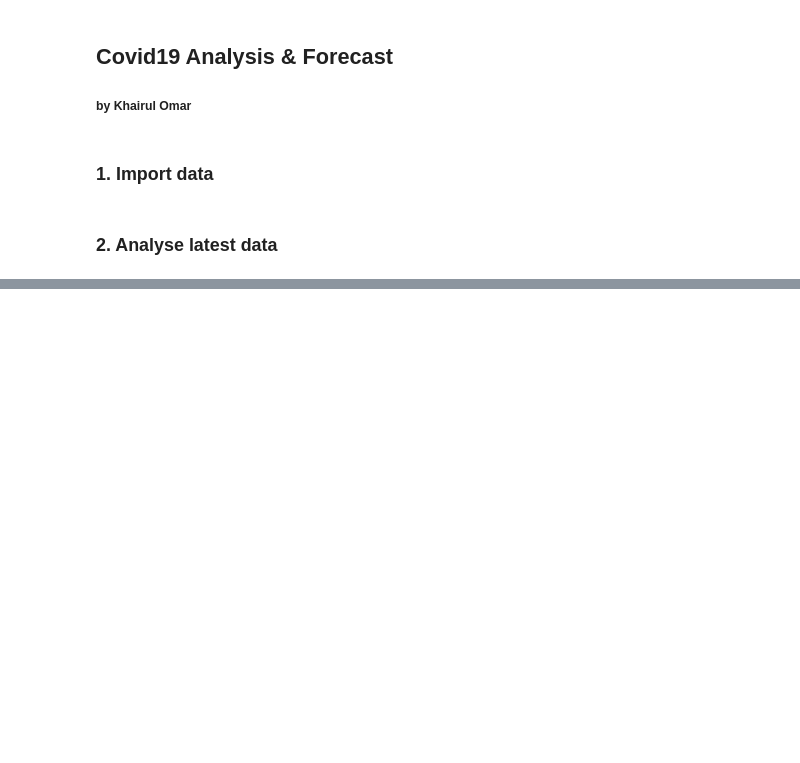
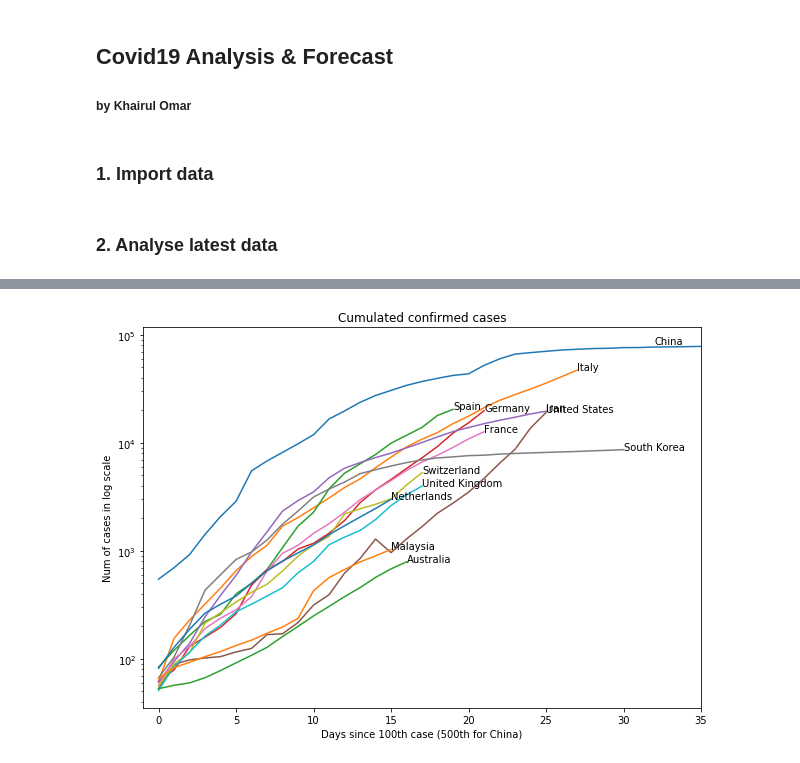
Before and after one commit to khairulomar/Covid-19, a Jupyter notebook: Covid19.ipynb, the cells around one changed output, grey strips where cells are left out. Saved outputs shown, nothing was run; the diff lists cells and outputs as text; code cells hidden in the pictures; blank space fills up the shorter version.

```diff
--- a/Covid19.ipynb
+++ b/Covid19.ipynb
@@ -313,0 +236,17 @@ plt.show()
+# %%
+fig, ax = plt.subplots(figsize=(10,7))
+for country in list(latest[:11].country) + ['Malaysia','Australia']:
+    data = df2.loc[(df2.country==country) & (df2.confirmed > 0), 'confirmed'].reset_index(drop=True)
+#     scaler = MinMaxScaler()
+#     data = scaler.fit_transform(np.array(data).reshape(-1, 1))
+    plt.plot(data, label=country)
+    xmax = 35
+    plt.text(xmax-3 if country=='China' else data.index.max(), data.max(), country)
+plt.yscale('log')
+ax.set_title('Cumulated confirmed cases')
+ax.set_xlim(-1, xmax)
+ax.set_ylabel('Num of cases in log scale')
+ax.set_xlabel('Days since 100th case (500th for China)')
+plt.show()
+# %% [output]
+[figure, added]
```
Also changed, not shown: parts of 21 cells of this notebook.
